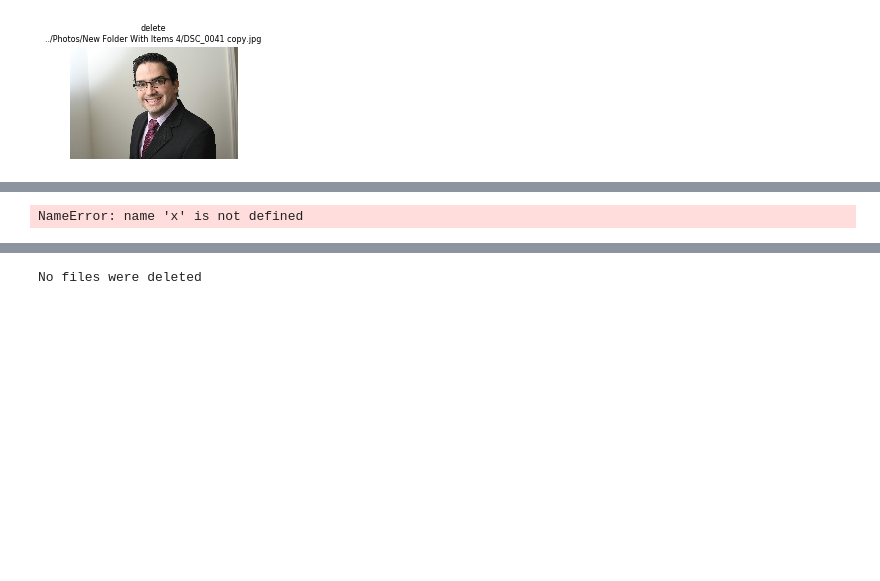
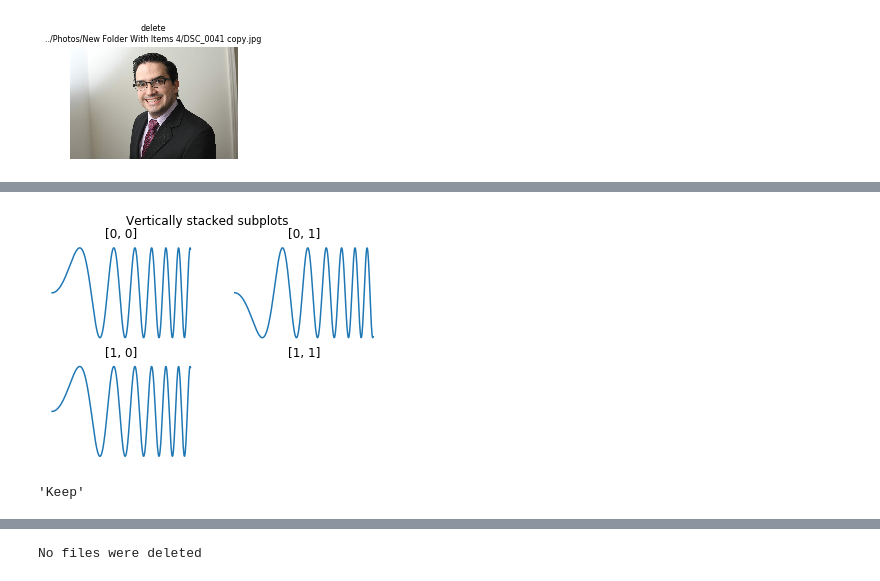
Before and after one commit to cemoga/delete_duplicate_files, a Jupyter notebook: duplicate_images.ipynb, the cells around one changed output, grey strips where cells are left out. Saved outputs shown, nothing was run; the diff lists cells and outputs as text; code cells hidden in the pictures; blank space fills up the shorter version.

```diff
--- a/duplicate_images.ipynb
+++ b/duplicate_images.ipynb
@@ -178,16 +194,25 @@ for i in range(0,len(repeated_path_df.index.get_level_values(1).tolist())):
 # %%
+fig, axs = plt.subplots(2,2)
+fig.suptitle('Vertically stacked subplots')
 
+axs[0,0].plot(x, y)
+axs[0,0].axis('off')
+axs[0,0].set_title('[0, 0]')
 
-fig, axs = plt.subplots(2, 2)
-axs[0, 0].plot(x, y)
-axs[0, 0].set_title("main")
-axs[1, 0].plot(x, y**2)
-axs[1, 0].set_title("shares x with main")
-axs[1, 0].sharex(axs[0, 0])
-axs[0, 1].plot(x + 1, y + 1)
-axs[0, 1].set_title("unrelated")
-axs[1, 1].plot(x + 2, y + 2)
-axs[1, 1].set_title("also unrelated")
-fig.tight_layout()
+axs[0,1].plot(x, -y)
+axs[0,1].axis('off')
+axs[0,1].set_title('[0, 1]')
+
+axs[1,0].plot(x, y)
+axs[1,0].axis('off')
+axs[1,0].set_title('[1, 0]')
+
+#axs[1,1].plot(x, -y)
+axs[1,1].axis('off')
+axs[1,1].set_title('[1, 1]');
 # %% [output]
-NameError: name 'x' is not defined
+[figure, added]
+# %%
+repeated_path_df['action'][0]
+# %% [output]
+'Keep'
```
Also changed, not shown: parts of 2 cells of this notebook, 30 other files.
